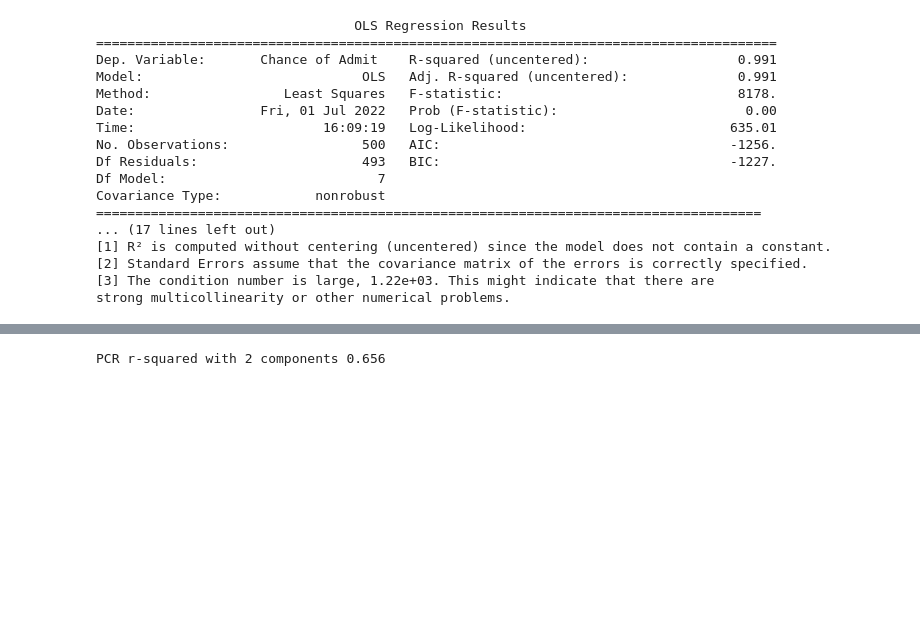
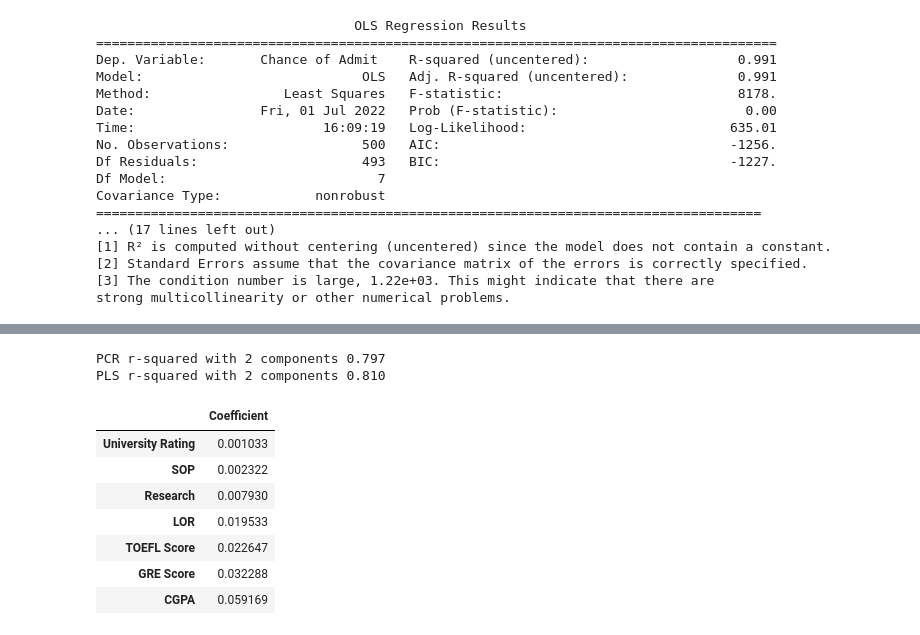
Before and after one commit to emileDesmaili/gradpredictor, a Jupyter notebook: EDA.ipynb, the cells around one changed output, grey strips where cells are left out. Drawn from its saved outputs; the diff is of its cells as text; code cells hidden in the pictures; blank space fills up the shorter version.

```diff
--- a/EDA.ipynb
+++ b/EDA.ipynb
@@ -91,6 +91,23 @@ PLS r-squared 0.800
 # %%
-pca_2 = make_pipeline(PCA(n_components=1), LinearRegression())
-pca_2.fit(X_train, y_train)
-print(f"PCR r-squared with 2 components {pca_2.score(X_test, y_test):.3f}")
+n = 3
+pcr_2 = make_pipeline(StandardScaler(),PCA(n_components=n), LinearRegression())
+pcr_2.fit(X_train.values, y_train.values)
+pls_2 = PLSRegression(n_components=n)
+pls_2.fit(X_train.values, y_train.values)
+print(f"PCR r-squared with 2 components {pcr_2.score(X_test.values, y_test.values):.3f}")
+print(f"PLS r-squared with 2 components {pls_2.score(X_test.values, y_test.values):.3f}")
 # %% [output]
-PCR r-squared with 2 components 0.656
+PCR r-squared with 2 components 0.797
+PLS r-squared with 2 components 0.810
+# %%
+coeffs = pd.DataFrame(pls_2.coef_.transpose(), columns = X.columns,index=['Coefficient']).sort_values(by='Coefficient',axis=1).T
+coeffs
+# %% [output]
+|  | Coefficient |
+| University Rating | 0.001033 |
+| SOP | 0.002322 |
+| Research | 0.007930 |
+| LOR | 0.019533 |
+| TOEFL Score | 0.022647 |
+| GRE Score | 0.032288 |
+| CGPA | 0.059169 |
```
Also changed, not shown: parts of 5 cells of this notebook, 2 other files.
